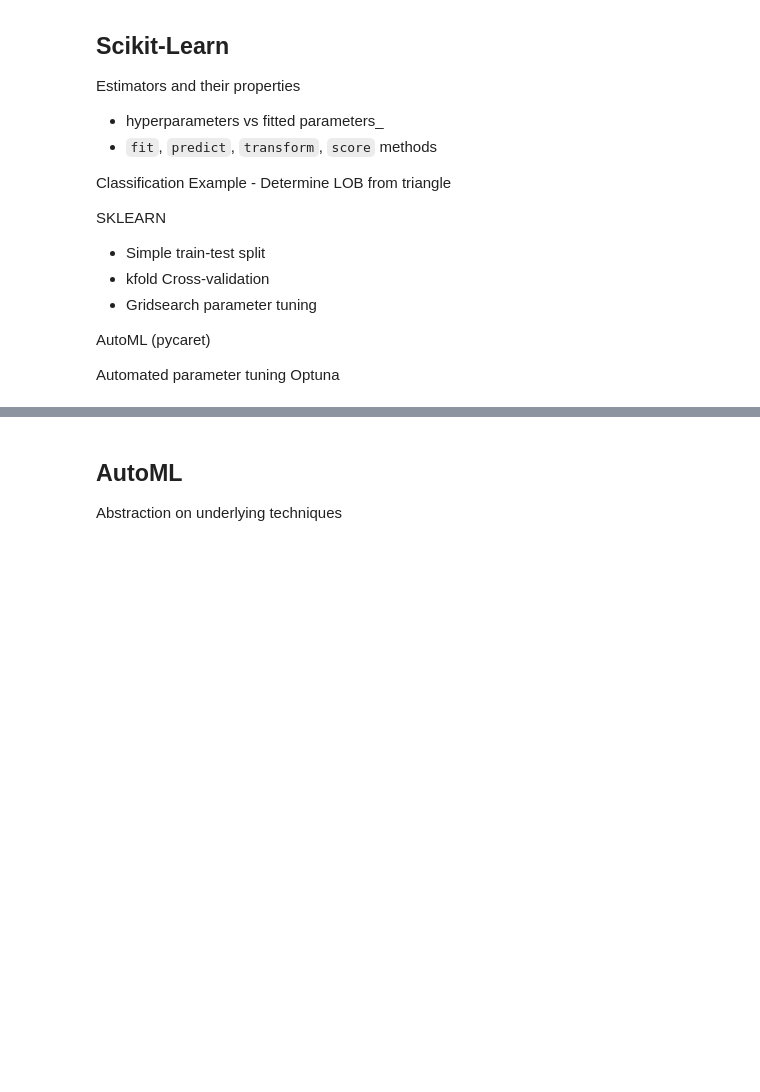
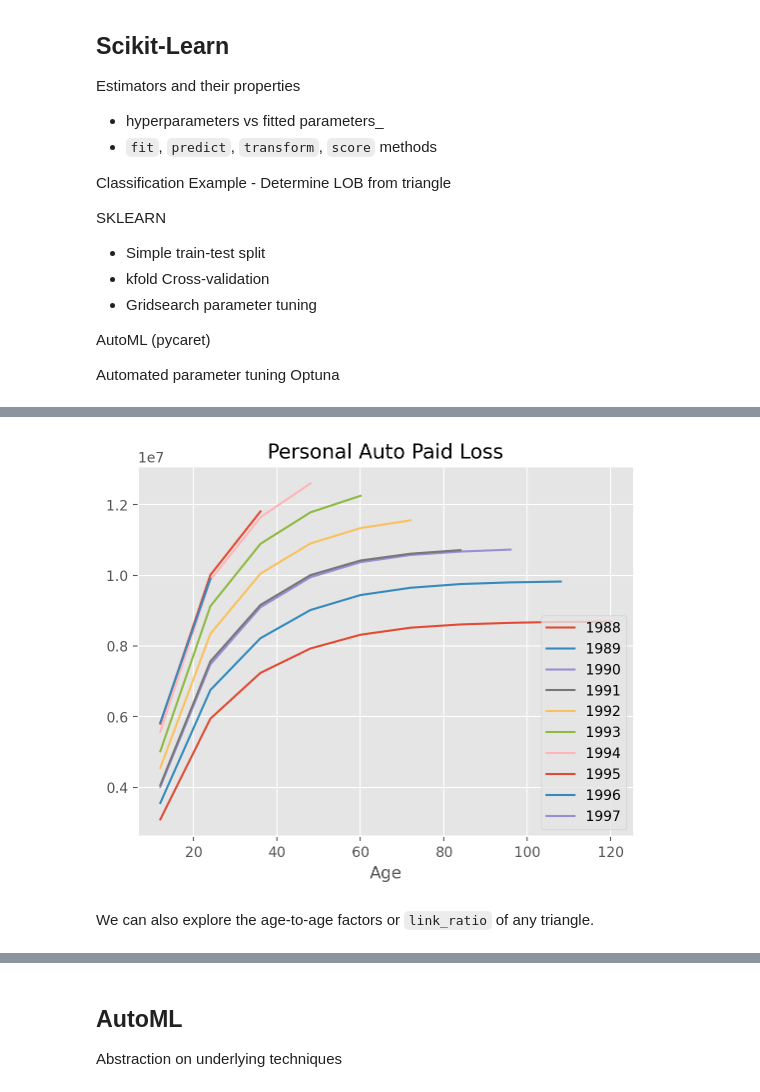
Before and after one commit to jbogaardt/clrs_2023, a Jupyter notebook: Session 1 - Traditional ML.ipynb, the cells around one changed output, grey strips where cells are left out. Cells and saved outputs as stored; diff of their text form; code cells hidden in the pictures; blank space fills up the shorter version.

```diff
--- a/Session 1 - Traditional ML.ipynb
+++ b/Session 1 - Traditional ML.ipynb
@@ -30,0 +199,6 @@ import pandas as pd
+# %%
+clrd[clrd['LOB']=='ppauto']['CumPaidLoss'].sum().T.plot(xlabel='Age', title='Personal Auto Paid Loss');
+# %% [output]
+[figure, added]
+# %% [markdown]
+We can also explore the age-to-age factors or `link_ratio` of any triangle.
```
Also changed, not shown: parts of 70 cells of this notebook, 1 other file.
